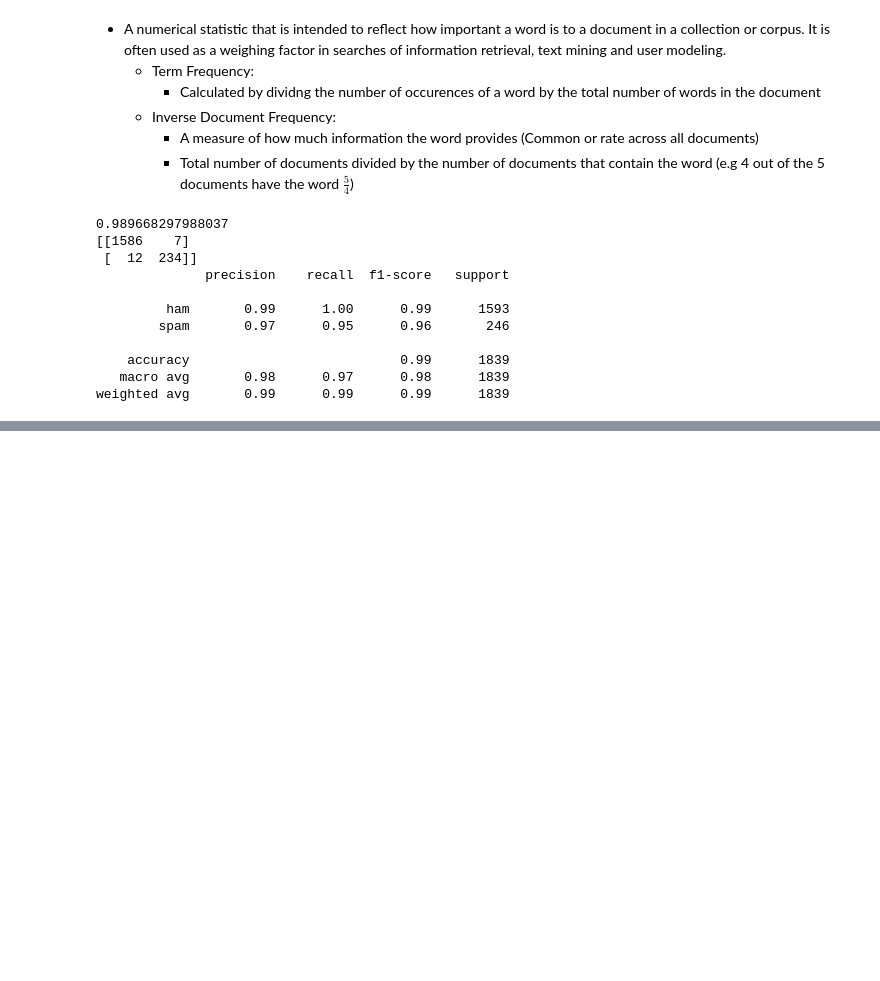
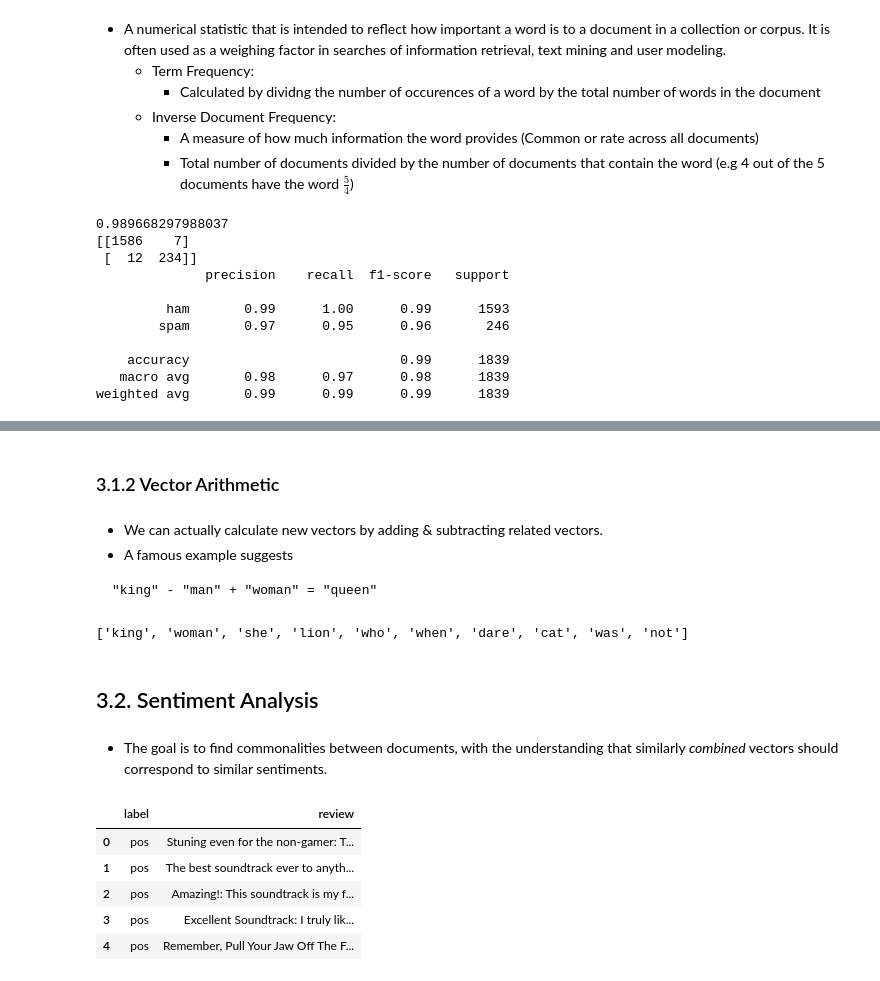
Before and after one commit to ChiamZY/Data-Science, a Jupyter notebook: Overview of NLP in Python.ipynb, the cells around one changed output, grey strips where cells are left out. Saved outputs shown, nothing was run; the diff lists cells and outputs as text; code cells hidden in the pictures; blank space fills up the shorter version.

```diff
--- a/Overview of NLP in Python.ipynb
+++ b/Overview of NLP in Python.ipynb
@@ -405,0 +454,49 @@ weighted avg       0.99      0.99      0.99      1839
+# %% [markdown]
+### 3.1.2 Vector Arithmetic
+# %% [markdown]
+- We can actually calculate new vectors by adding & subtracting related vectors.
+- A famous example suggests
+<pre>"king" - "man" + "woman" = "queen"</pre>
+# %%
+from scipy import spatial
+
+cosine_similarity = lambda x, y: 1 - spatial.distance.cosine(x, y)
+
+king = nlp.vocab['king'].vector
+man = nlp.vocab['man'].vector
+woman = nlp.vocab['woman'].vector
+
+# Now we find the closest vector in the vocabulary to the result of "man" - "woman" + "queen"
+new_vector = king - man + woman
+computed_similarities = []
+
+for word in nlp.vocab:
+    # Ignore words without vectors and mixed-case words:
+    if word.has_vector:
+        if word.is_lower:
+            if word.is_alpha:
+                similarity = cosine_similarity(new_vector, word.vector)
+                computed_similarities.append((word, similarity))
+
+computed_similarities = sorted(computed_similarities, key=lambda item: -item[1])
+
+print([w[0].text for w in computed_similarities[:10]])
+# %% [output]
+['king', 'woman', 'she', 'lion', 'who', 'when', 'dare', 'cat', 'was', 'not']
+# %% [markdown]
+## 3.2. Sentiment Analysis
+# %% [markdown]
+- The goal is to find commonalities between documents, with the understanding that similarly *combined* vectors should correspond to similar sentiments.
+# %%
+import nltk
+# nltk.download('vader_lexicon')
+
+df1 = pd.read_csv('Sample_datasets/amazonreviews.tsv', sep='\t')
+df1.head()
+# %% [output]
+|  | label | review |
+| 0 | pos | Stuning even for the non-gamer: T... |
+| 1 | pos | The best soundtrack ever to anyth... |
+| 2 | pos | Amazing!: This soundtrack is my f... |
+| 3 | pos | Excellent Soundtrack: I truly lik... |
+| 4 | pos | Remember, Pull Your Jaw Off The F... |
```
Also changed, not shown: parts of 13 cells of this notebook.
